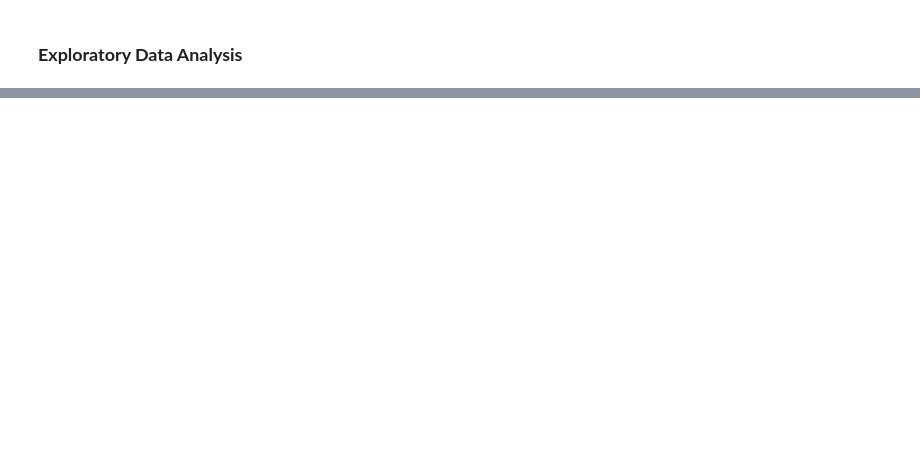
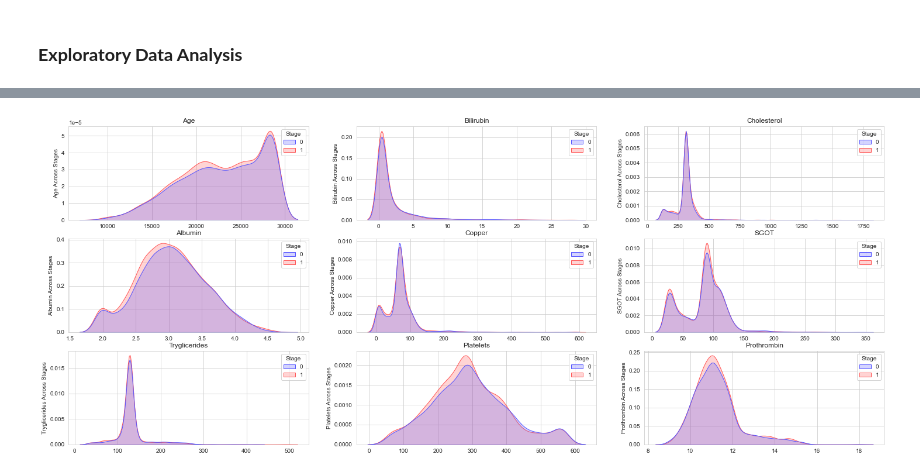
Before and after one commit to Barsha27/liver_desease_prediction, a Jupyter notebook: liver-disease-prediction.ipynb, the cells around one changed output, grey strips where cells are left out. Saved outputs shown, nothing was run; the diff lists cells and outputs as text; code cells hidden in the pictures; blank space fills up the shorter version.

```diff
--- a/liver-disease-prediction.ipynb
+++ b/liver-disease-prediction.ipynb
@@ -794,0 +258,24 @@ weighted avg       0.38      0.49      0.38      1329
+# %%
+# For seeing the distribution with numerical features lets make stage 1,2 and 3 as 0 stage(no or mild cirhosis) and stage 4 as 1(cirhosis)
+
+train["Stage"] = np.where(train["Stage"] == 4, 1,0)
+# %%
+# Time to see the relationship of our numerical features with the target variable.
+def numerical_dist(cols, train):
+
+    plt.figure(figsize = (25,10))
+    n = 1
+    for i in range(len(cols)):
+        a = int(str(33) + str(n))
+        plt.subplot(a)
+        sns.kdeplot(train[cols[i]], hue = train["Stage"], fill=True , palette="seismic")
+        plt.tick_params(axis = "both", which = "both", bottom = False, top = False, left = False)
+        plt.xlabel("")
+        plt.ylabel(cols[i] +  " Across Stages")
+        plt.title(cols[i])
+        n+=1
+
+cols =  ['Age', 'Bilirubin', 'Cholesterol', 'Albumin', 'Copper','SGOT', 'Tryglicerides', 'Platelets', 'Prothrombin']
+numerical_dist(cols, train)
+# %% [output]
+[figure, added]
```
Also changed, not shown: parts of 112 cells of this notebook.
